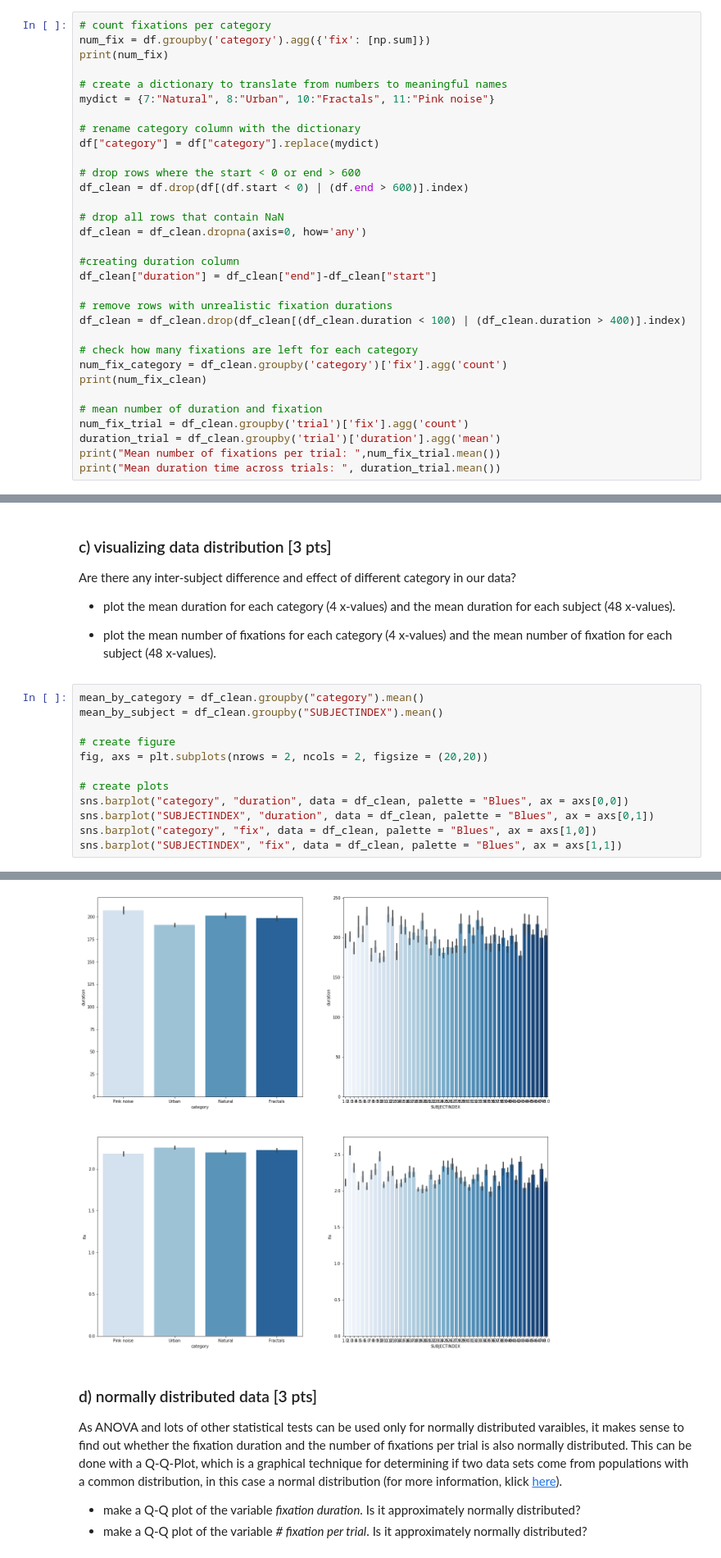
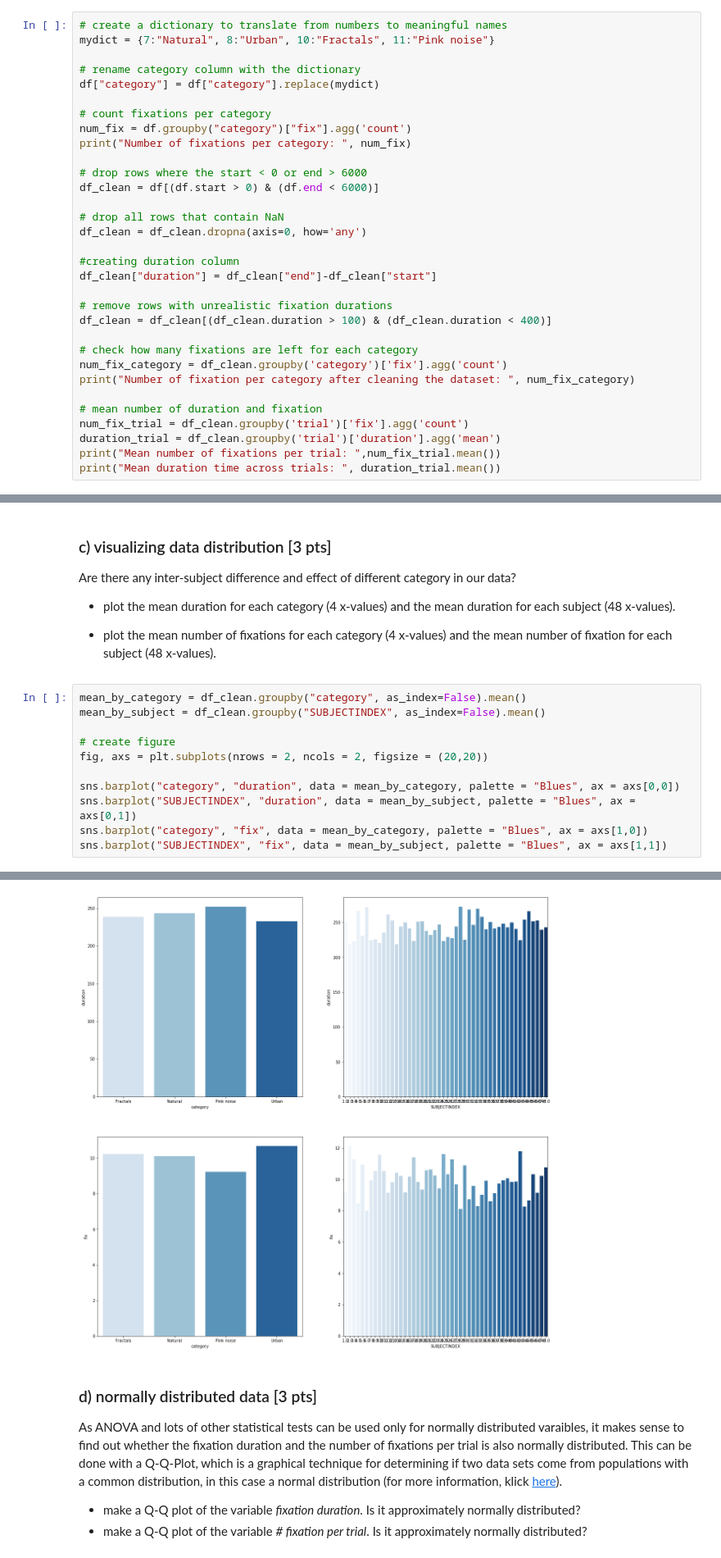
Before and after one commit to NBP-ACC/week-7-acc_4, a Jupyter notebook: Sheet05.ipynb, the cells around one changed output, grey strips where cells are left out. Shown at 82% size. Cells and saved outputs as stored; diff of their text form.

```diff
--- a/Sheet05.ipynb
+++ b/Sheet05.ipynb
@@ -89,18 +89,18 @@ We want to clean the dataframe so that it is handy for us to work with it.
 - count the number of fixations for each trial. To do this, you can use the aggregate method to count the number of rows for each category.
 - print the mean duration and the mean number of fixation across all trials. Are they in a realistic range?
 # %%
-# count fixations per category
-num_fix = df.groupby('category').agg({'fix': [np.sum]})
-print(num_fix)
-
 # create a dictionary to translate from numbers to meaningful names
 mydict = {7:"Natural", 8:"Urban", 10:"Fractals", 11:"Pink noise"}
 
 # rename category column with the dictionary
 df["category"] = df["category"].replace(mydict)
 
-# drop rows where the start < 0 or end > 600
-df_clean = df.drop(df[(df.start < 0) | (df.end > 600)].index)
+# count fixations per category
+num_fix = df.groupby("category")["fix"].agg('count')
+print("Number of fixations per category: ", num_fix)
+
+# drop rows where the start < 0 or end > 6000
+df_clean = df[(df.start > 0) & (df.end < 6000)]
 
 # drop all rows that contain NaN
 df_clean = df_clean.dropna(axis=0, how='any')
@@ -109,11 +109,11 @@ df_clean = df_clean.dropna(axis=0, how='any')
 df_clean["duration"] = df_clean["end"]-df_clean["start"]
 
 # remove rows with unrealistic fixation durations
-df_clean = df_clean.drop(df_clean[(df_clean.duration < 100) | (df_clean.duration > 400)].index)
+df_clean = df_clean[(df_clean.duration > 100) & (df_clean.duration < 400)]
 
 # check how many fixations are left for each category
 num_fix_category = df_clean.groupby('category')['fix'].agg('count')
-print(num_fix_clean)
+print("Number of fixation per category after cleaning the dataset: ", num_fix_category)
 
 # mean number of duration and fixation
 num_fix_trial = df_clean.groupby('trial')['fix'].agg('count')
@@ -143,20 +142,19 @@ Are there any inter-subject difference and effect of different category in our d
 
 - plot the mean number of fixations for each category (4 x-values) and the mean number of fixation for each subject (48 x-values).
 # %%
-mean_by_category = df_clean.groupby("category").mean()
-mean_by_subject = df_clean.groupby("SUBJECTINDEX").mean()
+mean_by_category = df_clean.groupby("category", as_index=False).mean()
+mean_by_subject = df_clean.groupby("SUBJECTINDEX", as_index=False).mean()
 
 # create figure
 fig, axs = plt.subplots(nrows = 2, ncols = 2, figsize = (20,20))
 
-# create plots
-sns.barplot("category", "duration", data = df_clean, palette = "Blues", ax = axs[0,0])
-sns.barplot("SUBJECTINDEX", "duration", data = df_clean, palette = "Blues", ax = axs[0,1])
-sns.barplot("category", "fix", data = df_clean, palette = "Blues", ax = axs[1,0])
-sns.barplot("SUBJECTINDEX", "fix", data = df_clean, palette = "Blues", ax = axs[1,1])
+sns.barplot("category", "duration", data = mean_by_category, palette = "Blues", ax = axs[0,0])
+sns.barplot("SUBJECTINDEX", "duration", data = mean_by_subject, palette = "Blues", ax = axs[0,1])
+sns.barplot("category", "fix", data = mean_by_category, palette = "Blues", ax = axs[1,0])
+sns.barplot("SUBJECTINDEX", "fix", data = mean_by_subject, palette = "Blues", ax = axs[1,1])
 # %% [output]
 <matplotlib.axes._subplots.AxesSubplot at 0x...>
-[figure, old version]
+[figure, new version]
 # %% [markdown]
 ### d) normally distributed data [3 pts]
 As ANOVA and lots of other statistical tests can be used only for normally distributed varaibles, it makes sense to find out whether the fixation duration and the number of fixations per trial is also normally distributed. This can be done with a Q-Q-Plot, which  is a graphical technique for determining if two data sets come from populations with a common distribution, in this case a normal distribution (for more information, klick [here](https://www.itl.nist.gov/div898/handbook/eda/section3/eda33o.htm)).
```
Also changed, not shown: parts of 15 cells of this notebook.
